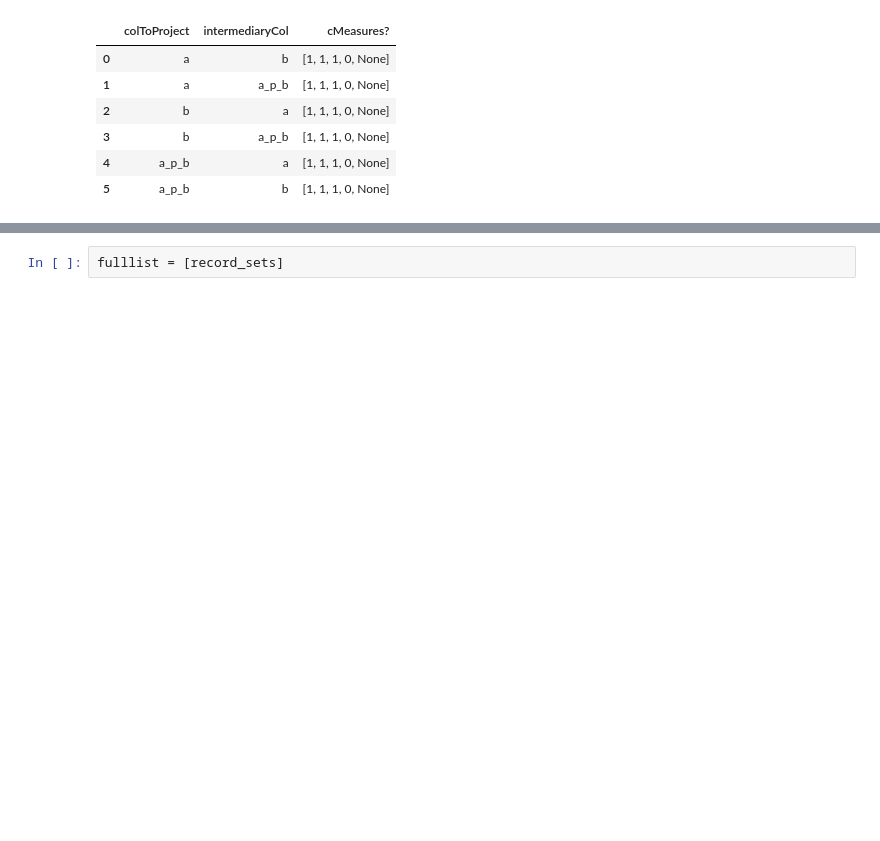
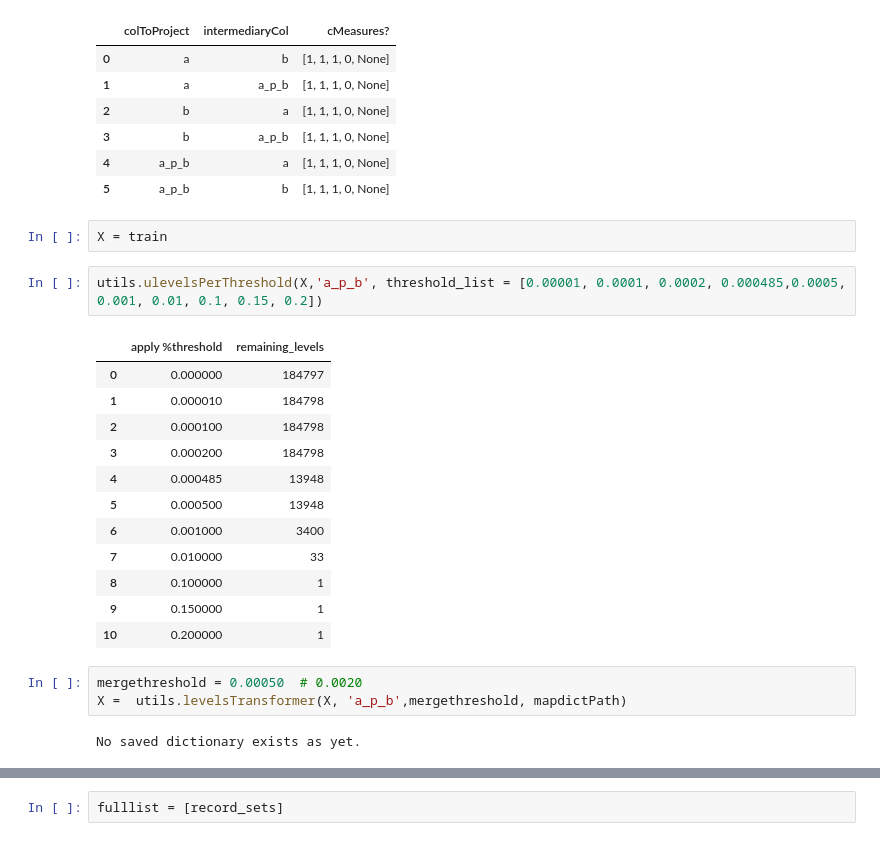
Before and after one commit to harnalashok/deeplearning-sequences, a Jupyter notebook: network_connect.ipynb, the cells around one changed output, grey strips where cells are left out. Saved outputs shown, nothing was run; the diff lists cells and outputs as text; blank space fills up the shorter version.

```diff
--- a/network_connect.ipynb
+++ b/network_connect.ipynb
@@ -155,5 +136,27 @@ spl
 | 3 | b | a_p_b | [1, 1, 1, 0, None] |
 | 4 | a_p_b | a | [1, 1, 1, 0, None] |
 | 5 | a_p_b | b | [1, 1, 1, 0, None] |
+# %%
+X = train
+# %%
+utils.ulevelsPerThreshold(X,'a_p_b', threshold_list = [0.00001, 0.0001, 0.0002, 0.000485,0.0005, 0.001, 0.01, 0.1, 0.15, 0.2])
+# %% [output]
+|  | apply %threshold | remaining_levels |
+| 0 | 0.000000 | 184797 |
+| 1 | 0.000010 | 184798 |
+| 2 | 0.000100 | 184798 |
+| 3 | 0.000200 | 184798 |
+| 4 | 0.000485 | 13948 |
+| 5 | 0.000500 | 13948 |
+| 6 | 0.001000 | 3400 |
+| 7 | 0.010000 | 33 |
+| 8 | 0.100000 | 1 |
+| 9 | 0.150000 | 1 |
+| 10 | 0.200000 | 1 |
+# %%
+mergethreshold = 0.00050  # 0.0020
+X =  utils.levelsTransformer(X, 'a_p_b',mergethreshold, mapdictPath)
+# %% [output]
+No saved dictionary exists as yet.
 # %%
 record_sets = list(spl.to_records(index = False))
```
Also changed, not shown: parts of 12 cells of this notebook.
